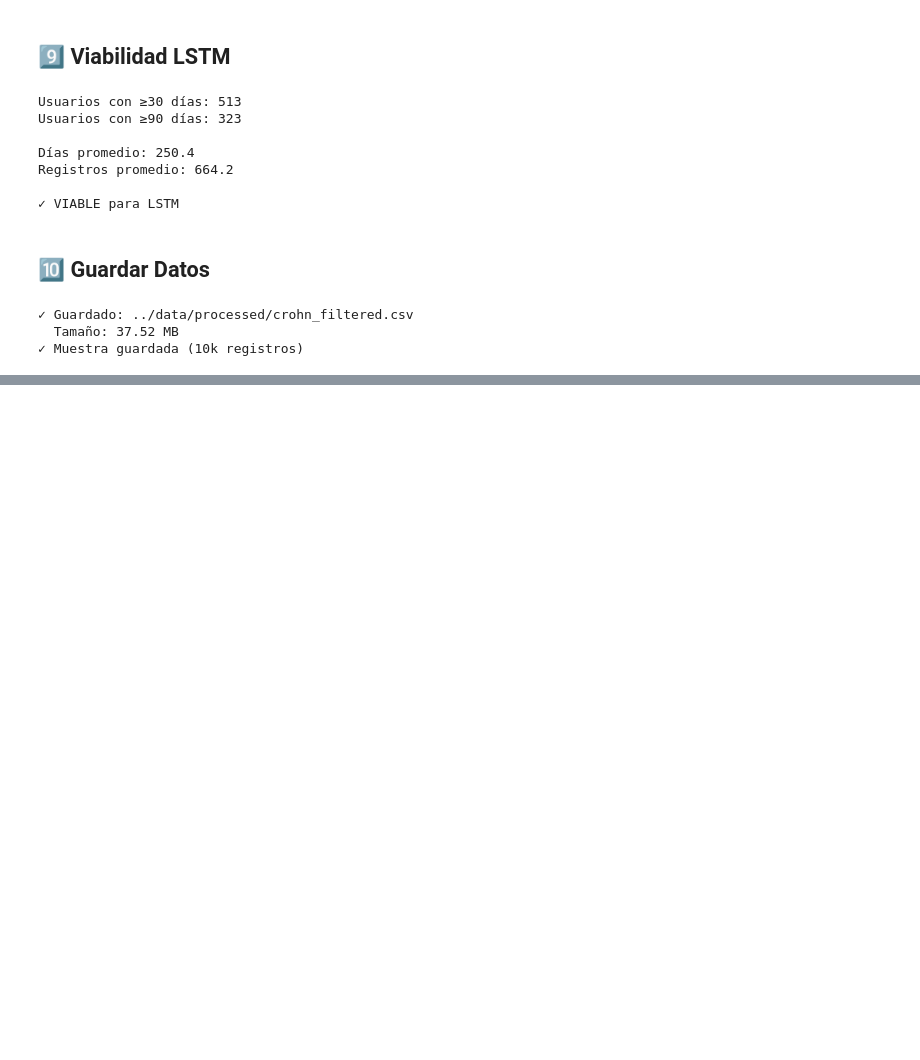
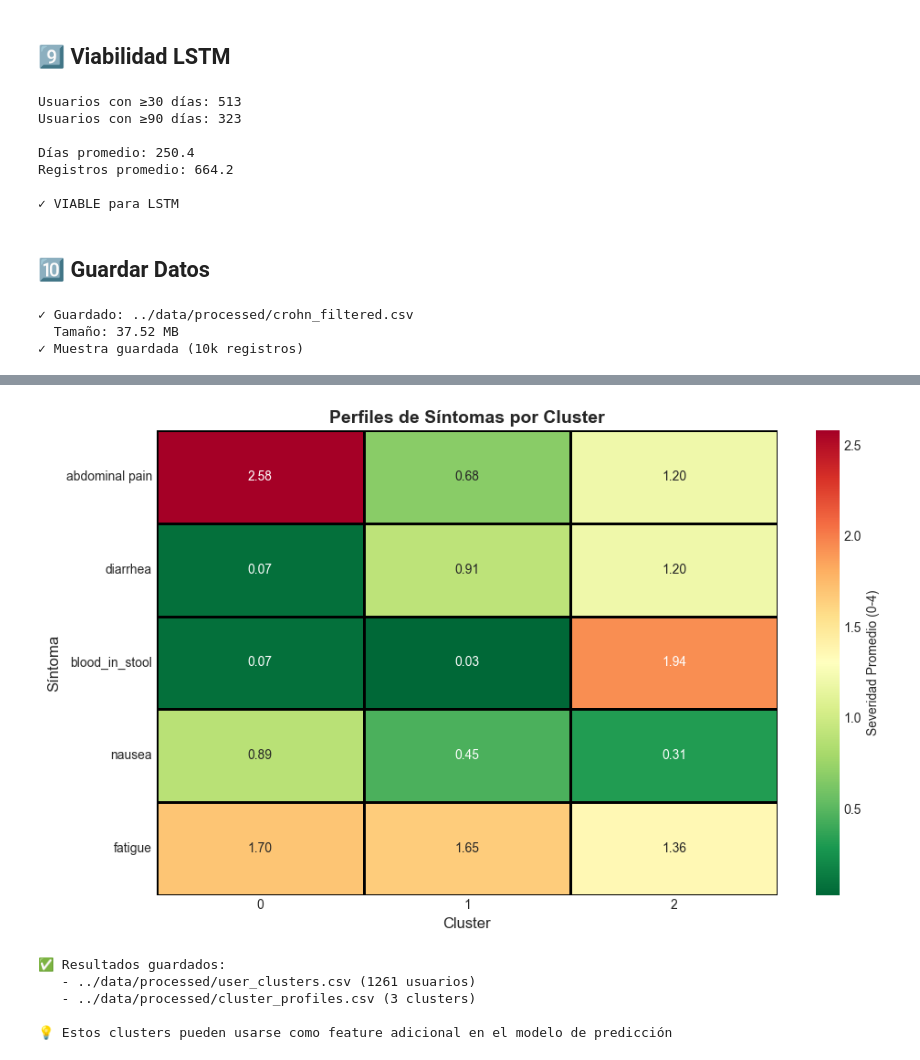
Before and after one commit to asier-ortiz/crohn-flare-predictor, a Jupyter notebook: notebooks/01_exploratory_analysis.ipynb, the cells around one changed output, grey strips where cells are left out. Saved outputs shown, nothing was run; the diff lists cells and outputs as text; code cells hidden in the pictures; blank space fills up the shorter version.

```diff
--- a/notebooks/01_exploratory_analysis.ipynb
+++ b/notebooks/01_exploratory_analysis.ipynb
@@ -349,0 +731,50 @@ if len(df_crohn) > 10000:
+# %%
+# Heatmap de perfiles por cluster
+plt.figure(figsize=(10, 6))
+
+# Seleccionar solo columnas de síntomas (no ratios derivados)
+symptom_cols = ['abdominal pain', 'diarrhea', 'blood_in_stool', 'nausea', 'fatigue']
+symptom_cols = [col for col in symptom_cols if col in cluster_profiles.columns]
+
+if len(symptom_cols) > 0:
+    heatmap_data = cluster_profiles[symptom_cols].T
+
+    sns.heatmap(
+        heatmap_data,
+        annot=True,
+        fmt='.2f',
+        cmap='RdYlGn_r',
+        cbar_kws={'label': 'Severidad Promedio (0-4)'},
+        linewidths=1,
+        linecolor='black'
+    )
+
+    plt.title('Perfiles de Síntomas por Cluster', fontsize=14, fontweight='bold')
+    plt.xlabel('Cluster', fontsize=12)
+    plt.ylabel('Síntoma', fontsize=12)
+    plt.yticks(rotation=0)
+    plt.tight_layout()
+    plt.savefig('../docs/figures/clustering_heatmap.png', dpi=300, bbox_inches='tight')
+    plt.show()
+else:
+    print("⚠️ No hay suficientes síntomas para crear heatmap")
+# %% [output]
+[figure, added]
+# %%
+# Guardar resultados del clustering
+cluster_assignments = clustering_features[['cluster']].copy()
+cluster_assignments.to_csv('../data/processed/user_clusters.csv')
+
+# Guardar perfiles de clusters
+cluster_profiles.to_csv('../data/processed/cluster_profiles.csv')
+
+print(f"\n✅ Resultados guardados:")
+print(f"   - ../data/processed/user_clusters.csv ({len(cluster_assignments)} usuarios)")
+print(f"   - ../data/processed/cluster_profiles.csv ({len(cluster_profiles)} clusters)")
+print(f"\n💡 Estos clusters pueden usarse como feature adicional en el modelo de predicción")
+# %% [output]
+✅ Resultados guardados:
+   - ../data/processed/user_clusters.csv (1261 usuarios)
+   - ../data/processed/cluster_profiles.csv (3 clusters)
+
+💡 Estos clusters pueden usarse como feature adicional en el modelo de predicción
```
Also changed, not shown: parts of 11 cells of this notebook, 29 other files.
